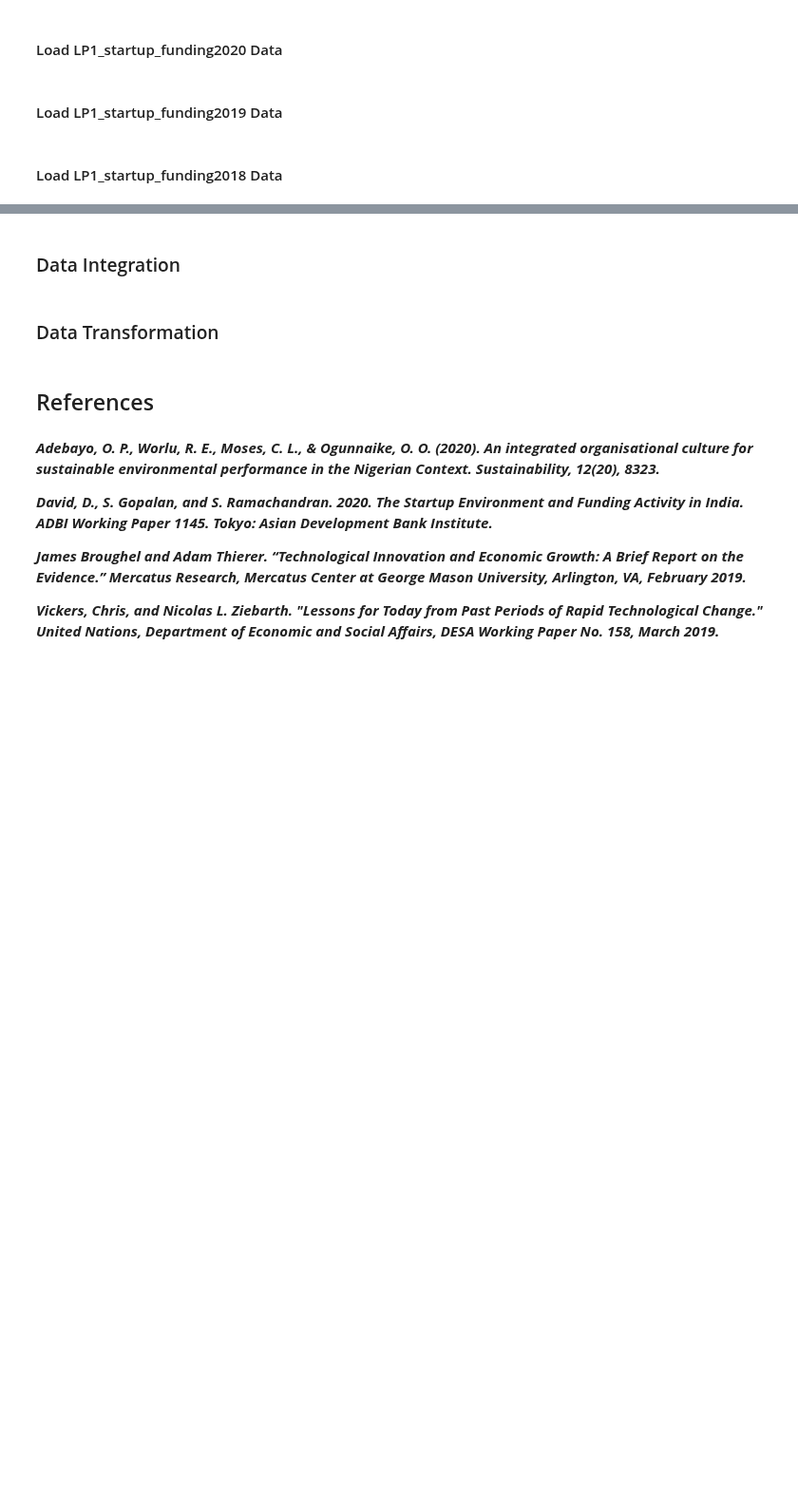
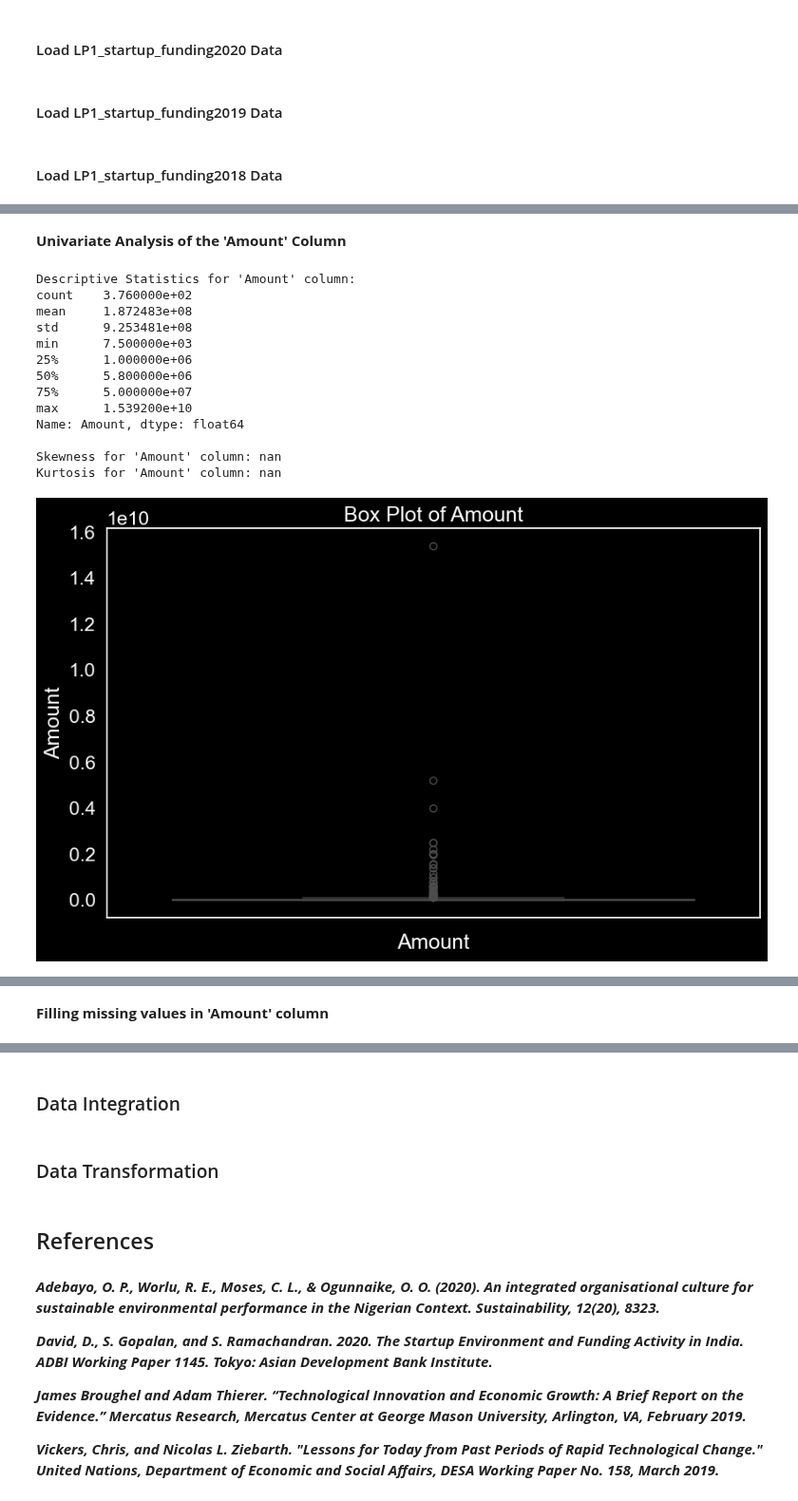
Before and after one commit to Nfayem/LP1_Data_Analytics_Project, a Jupyter notebook: Notebook/LP1_Data_Analytics_Project.ipynb, the cells around one changed output, grey strips where cells are left out. Shown at 95% size. Drawn from its saved outputs; the diff is of its cells as text; code cells hidden in the pictures; blank space fills up the shorter version.

```diff
--- a/Notebook/LP1_Data_Analytics_Project.ipynb
+++ b/Notebook/LP1_Data_Analytics_Project.ipynb
@@ -2787,0 +3200,9 @@ memory usage: 543.3 KB
+# %%
+# Find the index label of the row with the maximum value in the 'Amount' column
+max_amount_index = cl_df2018['Amount'].idxmax()
+
+# Drop the row using the index label
+cl_df2018 = cl_df2018.drop(max_amount_index).reset_index(drop=True)
+
+# Check DataFrame information
+cl_df2018.info()
@@ -2787,0 +3280,48 @@ memory usage: 543.3 KB
+# %% [markdown]
+**Univariate Analysis of the 'Amount' Column**
+# %%
+# Descriptive Statistics
+print("Descriptive Statistics for 'Amount' column:")
+print(cl_df2018['Amount'].describe())
+
+# Skewness and Kurtosis
+amount_skewness = skew(cl_df2018['Amount'])
+amount_kurtosis = kurtosis(cl_df2018['Amount'])
+
+print(f"\nSkewness for 'Amount' column: {amount_skewness}")
+print(f"Kurtosis for 'Amount' column: {amount_kurtosis}")
+
+# set theme
+sns.set_theme(style="dark", palette="dark", font="sans-serif", font_scale=1.5)
+plt.style.use("dark_background")
+custom_palette = ["cyan", "magenta", "yellow"]
+
+# Box Plot
+plt.figure(figsize=(10, 6))
+sns.boxplot(y=cl_df2018['Amount'], palette=custom_palette)
+plt.title('Box Plot of Amount')
+plt.xlabel('Amount')
+plt.show()
+
+# Histogram with KDE Plot
+plt.figure(figsize=(10, 6))
+sns.histplot(cl_df2018['Amount'], kde=True, color='cyan')
+plt.title('Histogram and KDE of Amount')
+plt.xlabel('Amount')
+plt.ylabel('Frequency')
+plt.show()
+# %% [output]
+Descriptive Statistics for 'Amount' column:
+count    3.760000e+02
+mean     1.872483e+08
+std      9.253481e+08
+min      7.500000e+03
+25%      1.000000e+06
+50%      5.800000e+06
+75%      5.000000e+07
+max      1.539200e+10
+Name: Amount, dtype: float64
+
+Skewness for 'Amount' column: nan
+Kurtosis for 'Amount' column: nan
+[figure, added]
@@ -2787,0 +3329,2 @@ memory usage: 543.3 KB
+# %% [markdown]
+**Filling missing values in 'Amount' column**
```
Also changed, not shown: parts of 44 cells of this notebook.
